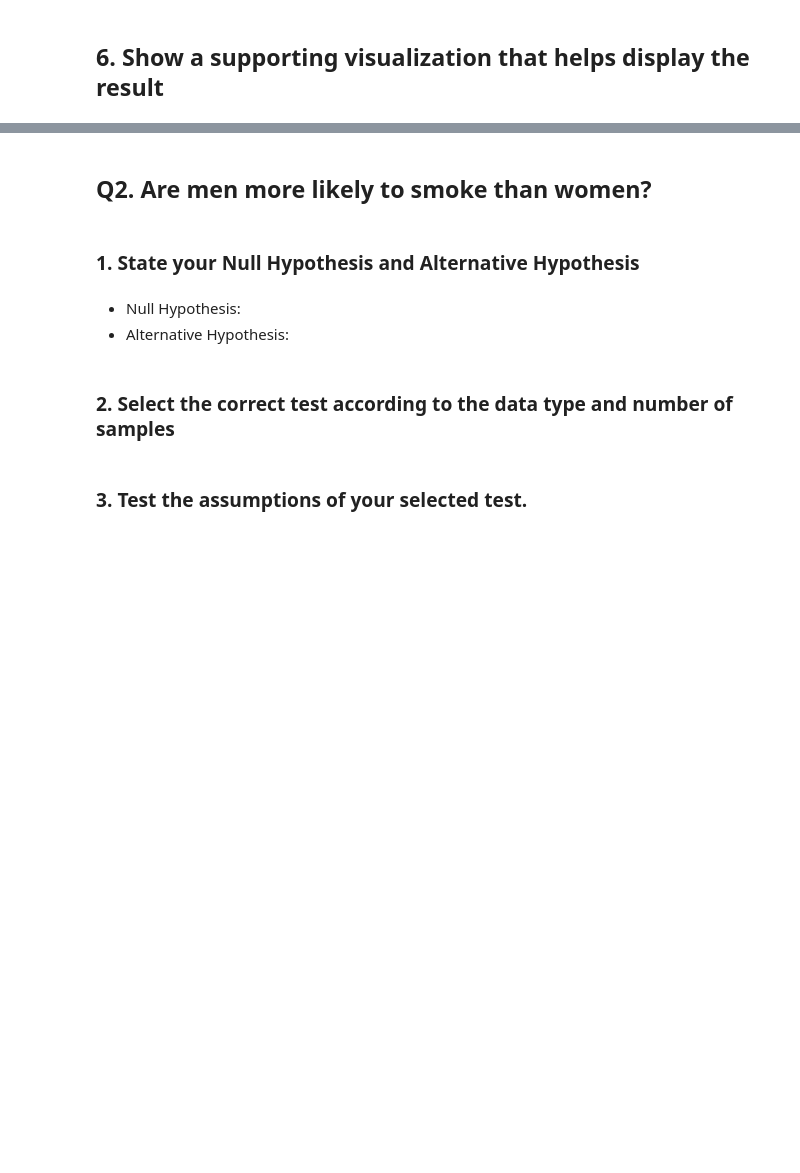
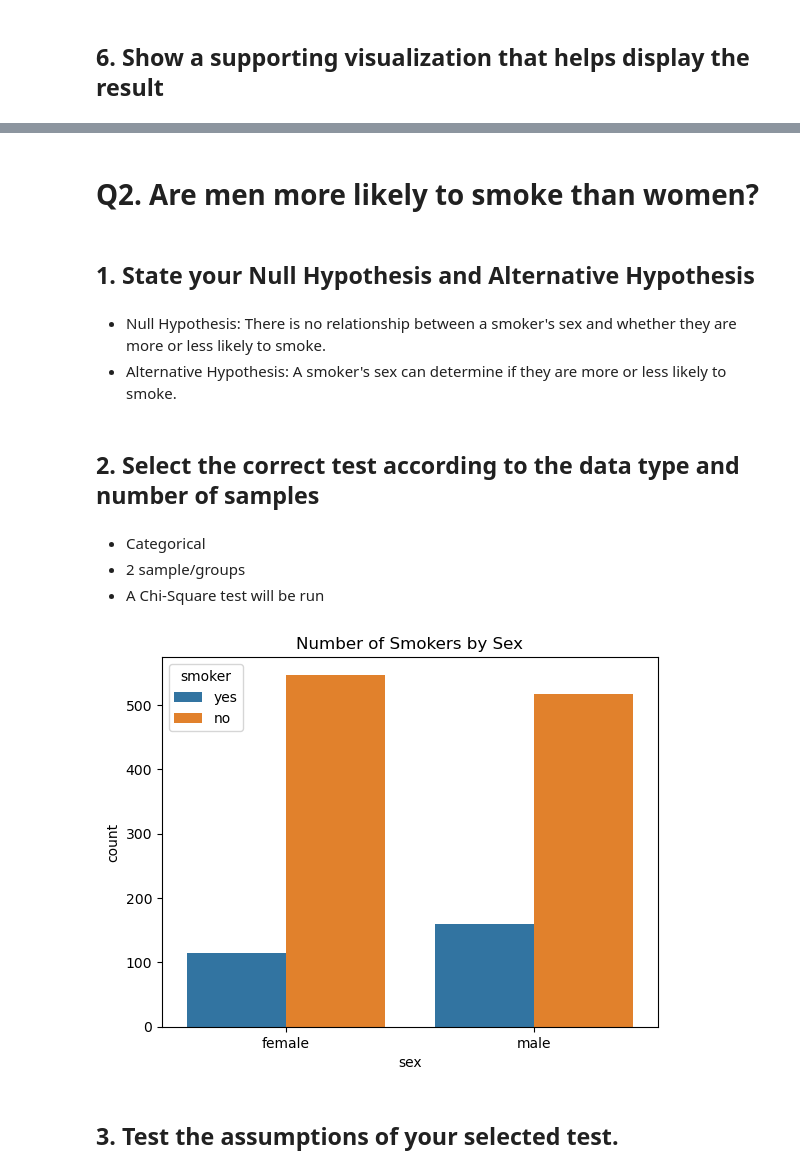
Before and after one commit to Jalicia-Harris/Hypothesis-Testing-with-Insurance-Data--Core-, a Jupyter notebook: Hypothesis Testing.ipynb, the cells around one changed output, grey strips where cells are left out. Cells and saved outputs as stored; diff of their text form; code cells hidden in the pictures; blank space fills up the shorter version.

```diff
--- a/Hypothesis Testing.ipynb
+++ b/Hypothesis Testing.ipynb
@@ -162,11 +166,21 @@ We had a p-value < .05 for our Welch's t-test. We reject the null hypothesis and
 # %% [markdown]
-## Q2. Are men more likely to smoke than women?
+# Q2. Are men more likely to smoke than women?
 # %% [markdown]
-### 1. State your Null Hypothesis and Alternative Hypothesis
+## 1. State your Null Hypothesis and Alternative Hypothesis
 # %% [markdown]
-- Null Hypothesis:
-- Alternative Hypothesis:
+- Null Hypothesis: There is no relationship between a smoker's sex and whether they are more or less likely to smoke.
+- Alternative Hypothesis: A smoker's sex can determine if they are more or less likely to smoke.
 # %% [markdown]
-### 2. Select the correct test according to the data type and number of samples
+## 2. Select the correct test according to the data type and number of samples
+# %% [markdown]
+- Categorical
+- 2 sample/groups
+- A Chi-Square test will be run
+# %%
+### Visualize smokers by sex
+ax = sns.countplot(data=df, x='sex', hue='smoker')
+ax.set_title("Number of Smokers by Sex");
+# %% [output]
+[figure, added]
 # %% [markdown]
-### 3. Test the assumptions of your selected test.
+## 3. Test the assumptions of your selected test.
```
Also changed, not shown: parts of 70 cells of this notebook.
